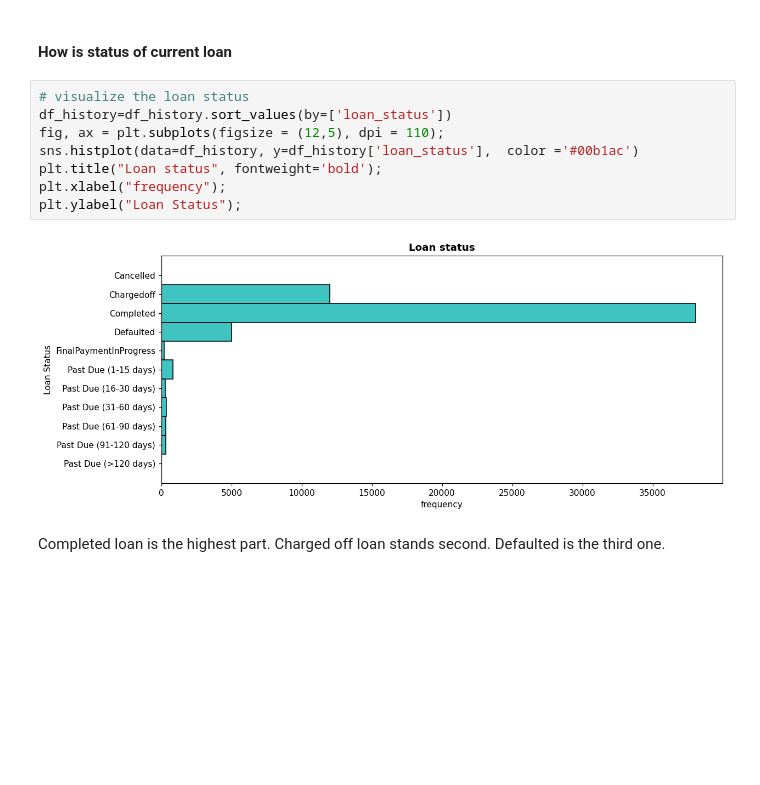
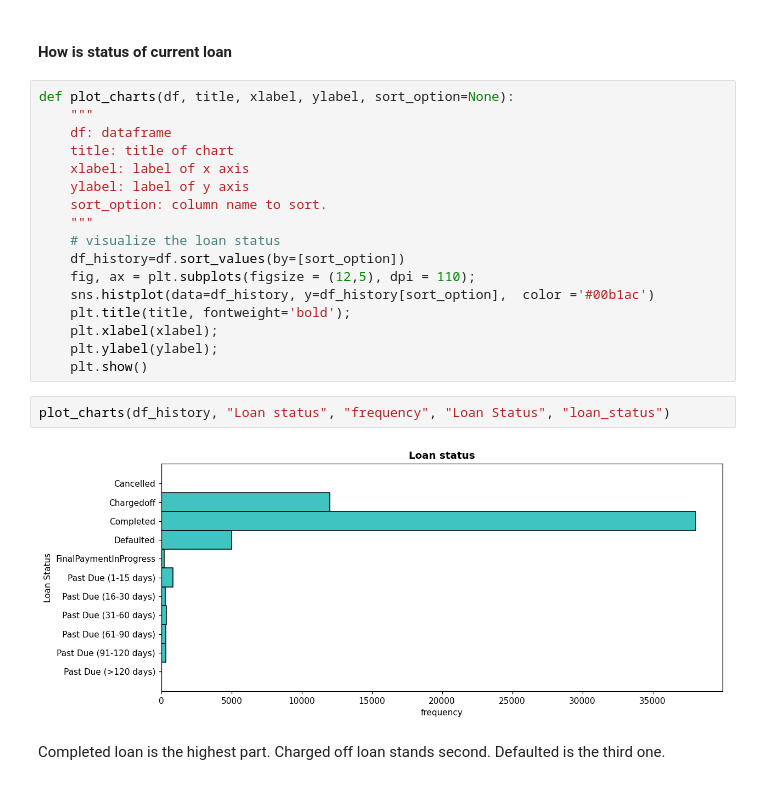
Before and after one commit to lan5899/Udacity, a Jupyter notebook: LanNH7.ipynb, the cells around one changed output. Saved outputs shown, nothing was run; the diff lists cells and outputs as text; blank space fills up the shorter version.

```diff
--- a/LanNH7.ipynb
+++ b/LanNH7.ipynb
@@ -184,15 +205,26 @@ df_history = df_clean.loc[df_clean['loan_status'] != 'Current']
 # %% [markdown]
 #### How is status of current loan
 # %%
-# visualize the loan status
-df_history=df_history.sort_values(by=['loan_status'])
-fig, ax = plt.subplots(figsize = (12,5), dpi = 110);
-sns.histplot(data=df_history, y=df_history['loan_status'],  color ='#00b1ac')
-plt.title("Loan status", fontweight='bold');
-plt.xlabel("frequency");
-plt.ylabel("Loan Status");
+def plot_charts(df, title, xlabel, ylabel, sort_option=None):
+    """
+    df: dataframe
+    title: title of chart
+    xlabel: label of x axis
+    ylabel: label of y axis
+    sort_option: column name to sort.
+    """
+    # visualize the loan status
+    df_history=df.sort_values(by=[sort_option])
+    fig, ax = plt.subplots(figsize = (12,5), dpi = 110);
+    sns.histplot(data=df_history, y=df_history[sort_option],  color ='#00b1ac')
+    plt.title(title, fontweight='bold');
+    plt.xlabel(xlabel);
+    plt.ylabel(ylabel);
+    plt.show()
-# %% [output]
-[figure, removed]
+# %%
+plot_charts(df_history, "Loan status", "frequency", "Loan Status", "loan_status")
+# %% [output]
+[figure, added]
 # %% [markdown]
 Completed loan is the highest part. Charged off loan stands second. Defaulted is the third one.
 # %% [markdown]
```
Also changed, not shown: parts of 3 cells of this notebook.
